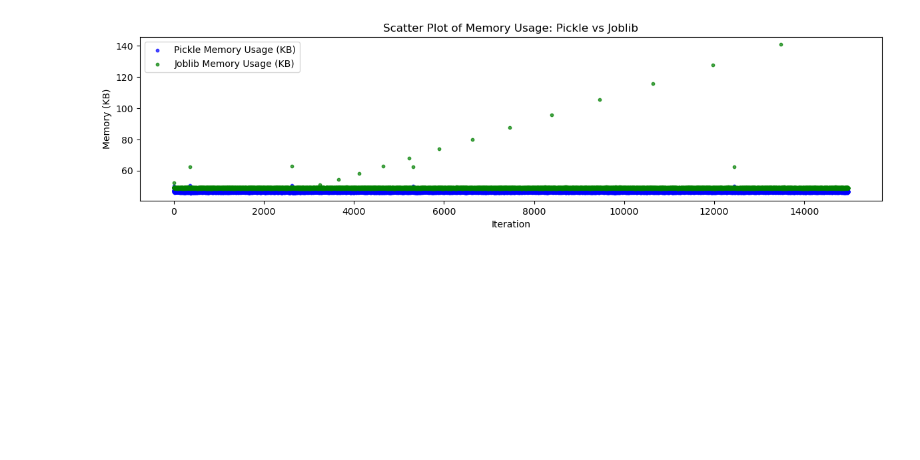
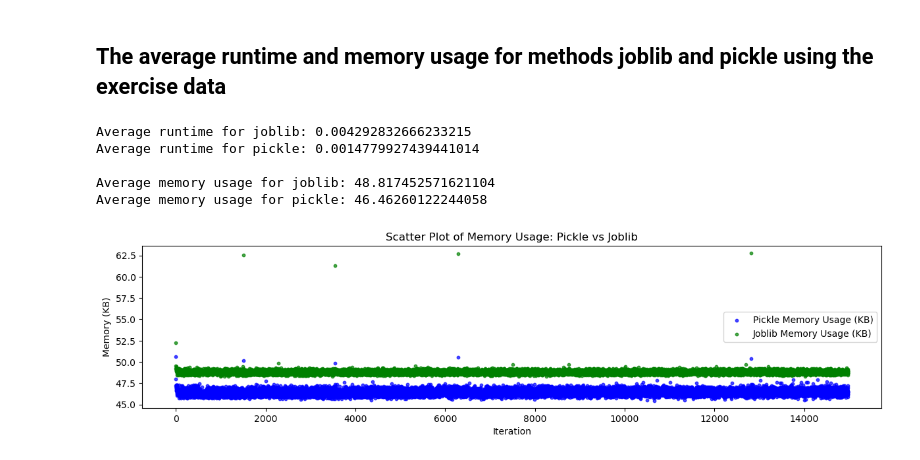
Before and after one commit to julkuhn/DysRegNet_package, a Jupyter notebook: eval/plots.ipynb, the cells around one changed output. Drawn from its saved outputs; the diff is of its cells as text; code cells hidden in the pictures; blank space fills up the shorter version.

```diff
--- a/eval/plots.ipynb
+++ b/eval/plots.ipynb
@@ -20,17 +7,41 @@ with open("memory_time_usage.txt", "r") as f:
+# %%
+with open('eval_data_exercise.pickle', 'rb') as handle:
+    eval_data = pickle.load(handle)
+# %% [markdown]
+## The average runtime and memory usage for methods joblib and pickle using the exercise data
+# %%
+runtime_joblib = [t[1] for t in eval_data["runtime"]["joblib"]]
+runtime_pickle = [t[1] for t in eval_data["runtime"]["pickle"]]
+
+memory_joblib = [t[1] for t in eval_data["memory_usage"]["joblib"]]
+memory_pickle = [t[1] for t in eval_data["memory_usage"]["pickle"]]
+
+# Print the averages with comments
+print(f"Average runtime for joblib: {np.average(runtime_joblib)}")
+print(f"Average runtime for pickle: {np.average(runtime_pickle)}")
+print()
+print(f"Average memory usage for joblib: {np.average(memory_joblib)}")
+print(f"Average memory usage for pickle: {np.average(memory_pickle)}")
+# %% [output]
+Average runtime for joblib: 0.004292832666233215
+Average runtime for pickle: 0.0014779927439441014
+
+Average memory usage for joblib: 48.817452571621104
+Average memory usage for pickle: 46.46260122244058
 # %%
 # Create the plots
 plt.figure(figsize=(12, 6))
 
 # Subplot 1: Memory usage comparison
 plt.subplot(2, 1, 1)
-plt.scatter(range(len(pickle_memory_usage)), pickle_memory_usage, label="Pickle Memory Usage (KB)", color="blue", alpha=0.7, s=10)
-plt.scatter(range(len(joblib_memory_usage)), joblib_memory_usage, label="Joblib Memory Usage (KB)", color="green", alpha=0.7, s=10)
+plt.scatter(range(len(memory_pickle)), memory_pickle, label="Pickle Memory Usage (KB)", color="blue", alpha=0.7, s=10)
+plt.scatter(range(len(memory_joblib)), memory_joblib, label="Joblib Memory Usage (KB)", color="green", alpha=0.7, s=10)
 plt.title("Scatter Plot of Memory Usage: Pickle vs Joblib")
 plt.ylabel("Memory (KB)")
 plt.xlabel("Iteration")
 plt.legend()
 
 plt.tight_layout()
 plt.show()
 # %% [output]
-[figure, old version]
+[figure, new version]
```
Also changed, not shown: parts of 5 cells of this notebook, 4 other files.
